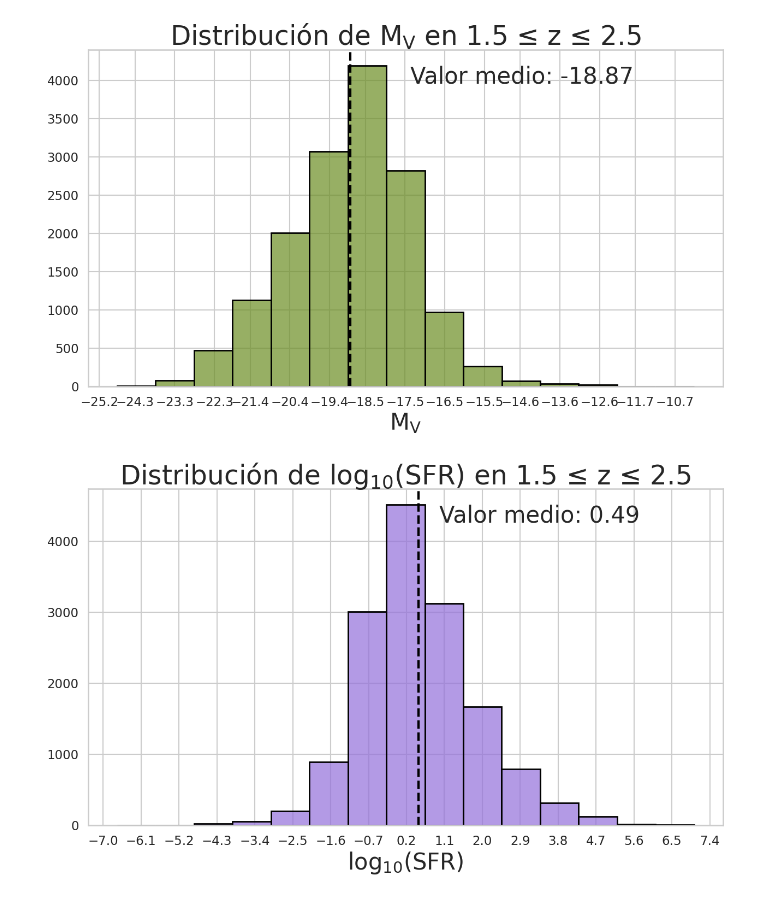
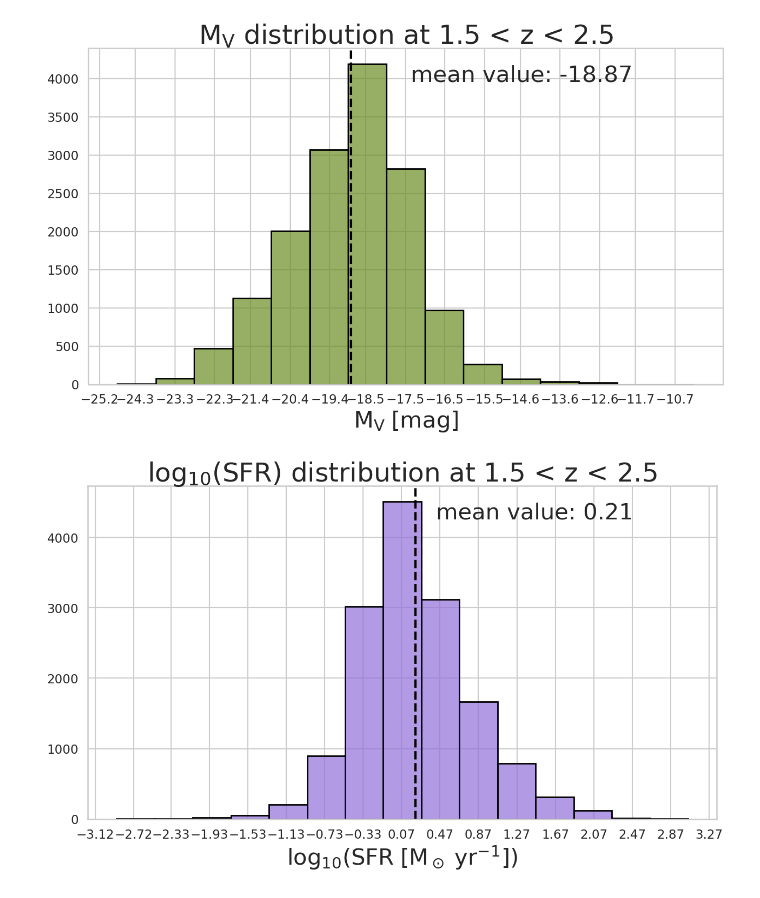
Before and after one commit to guivale-astro/galactic-structural-relationships, a Jupyter notebook: Structural Relationships Study/EGS_data_distribution.ipynb, the cells around one changed output. Cells and saved outputs as stored; diff of their text form; code cells hidden in the pictures.

```diff
--- a/Structural Relationships Study/EGS_data_distribution.ipynb
+++ b/Structural Relationships Study/EGS_data_distribution.ipynb
@@ -9,13 +8,19 @@ import matplotlib
 # %%
-df_mass = pd.read_csv("EGS_stellar_mass_noon.csv")
+df_mass = pd.read_csv("catalogs/EGS_stellar_mass_noon.csv")
 df_mass = df_mass[df_mass > -90]
+#display(df_mass)
 
-df_phys = pd.read_csv("EGS_physical_properties_noon.csv")
+df_phys = pd.read_csv("catalogs/EGS_physical_properties_noon.csv")
 df_phys = df_phys[df_phys > -90]
+#display(df_phys)
 
-df_reds = pd.read_csv("EGS_redshift_noon.csv")
+df_reds = pd.read_csv("catalogs/EGS_redshift_noon.csv")
+#df_reds = df_reds.iloc[df_reds.iloc[:,[4,56]] > -90]
+#display(df_reds)
 
-df_mult = pd.read_csv("EGS_multiband_noon.csv")
+df_mult = pd.read_csv("catalogs/EGS_multiband_noon.csv")
+#df_mult = df_mult[df_mult > -90]
+#display(df_mult)
 # %%
 plt.figure(figsize = (15, 8))
 
@@ -112,10 +117,10 @@ sns.histplot(df_phys['VMag_6a_tau^NEB'], bins = bins, color = "olivedrab", alpha
 min_ylim, max_ylim = plt.ylim()
 x = df_phys['VMag_6a_tau^NEB']
 plt.axvline(x.mean(), color='k', linestyle='dashed', linewidth=3)
-plt.text(x.mean()*0.92, max_ylim*0.9, 'Valor medio: {:.2f}'.format(x.mean()), fontsize = 30)
+plt.text(x.mean()*0.92, max_ylim*0.9, 'mean value: {:.2f}'.format(x.mean()), fontsize = 30)
 
 
-plt.xlabel('$\mathregular{M_V}$', fontsize = 30)
+plt.xlabel('$\mathregular{M_V \; [mag]}$', fontsize = 30)
 #plt.ylabel('Número de ocurrencias', fontsize = 30)
 plt.ylabel(' ', fontsize = 1)
 
@@ -128,7 +133,7 @@ bin_width = val_width/n_bins
 plt.xticks(np.around(np.arange(min_val-bin_width/2, max_val+bin_width/2, bin_width), decimals = 1))
 
 
-plt.title('Distribución de $\mathregular{M_V}$ en 1.5 ≤ z ≤ 2.5', fontsize = 35)
+plt.title('$\mathregular{M_V}$ distribution at 1.5 < z < 2.5', fontsize = 35)
 
 #plt.figtext(0.5, 0.01, "Para el número de bins se ha empleado: $\mathregular{bins = 1+ceil(log_2(nº}$ $\mathregular{datos))}$ ", ha="center", fontsize=30)
 
@@ -136,41 +141,41 @@ plt.plot()
 
 matplotlib.rcdefaults()
 # %% [output]
-[figure, old version]
+[figure, new version]
 # %%
 plt.figure(figsize = (15, 8))
 
 #plt.grid()
 #bins = 20
 import matplotlib
 #matplotlib.rc('xtick', labelsize=25)
 #matplotlib.rc('ytick', labelsize=25)
 matplotlib.rcParams['axes.axisbelow'] = False
 
 sns.set_style("whitegrid")
 sns.set_context('talk')
 bins = 1 + np.log2(len(df_phys))
 bins = int(bins.round())
-sns.histplot(np.log(df_phys['SFR_14a']), bins = bins, color = "mediumpurple", alpha = 0.7, edgecolor = 'black', linewidth = 2)
+sns.histplot(np.log10(df_phys['SFR_14a']), bins = bins, color = "mediumpurple", alpha = 0.7, edgecolor = 'black', linewidth = 2)
 
 
 min_ylim, max_ylim = plt.ylim()
-x = np.log(df_phys['SFR_14a'])
+x = np.log10(df_phys['SFR_14a'])
 plt.axvline(x.mean(), color='k', linestyle='dashed', linewidth=3)
-plt.text(x.mean()*2, max_ylim*0.9, 'Valor medio: {:.2f}'.format(x.mean()), fontsize = 30)
+plt.text(x.mean()*2, max_ylim*0.9, 'mean value: {:.2f}'.format(x.mean()), fontsize = 30)
 
 
-plt.xlabel('$\mathregular{log_{10}(SFR)}$', fontsize = 30)
+plt.xlabel('$\mathregular{log_{10}(SFR \; [M_\odot \; yr^{-1}])}$', fontsize = 30)
 plt.ylabel('Número de ocurrencias', fontsize = 30)
 plt.ylabel(' ', fontsize = 1)
 
-plt.xticks(np.round(np.arange(-7, 8, step= (13.5)/15), decimals=2))
-plt.title('Distribución de $\mathregular{log_{10}(SFR)}$ en 1.5 ≤ z ≤ 2.5', fontsize = 35)
+plt.xticks(np.round(np.arange(-3.125, 8, step= (6)/15), decimals=2))
+plt.title('$\mathregular{log_{10}(SFR)}$ distribution at 1.5 < z < 2.5', fontsize = 35)
 
 #plt.figtext(0.5, 0.01, "Para el número de bins se ha empleado: $\mathregular{bins = 1+ceil(log_2(nº}$ $\mathregular{datos))}$ ", ha="center", fontsize=30)
 
 plt.plot()
 
 matplotlib.rcdefaults()
 # %% [output]
-[figure, old version]
+[figure, new version]
```
Also changed, not shown: parts of 11 cells of this notebook, 3 other files.
